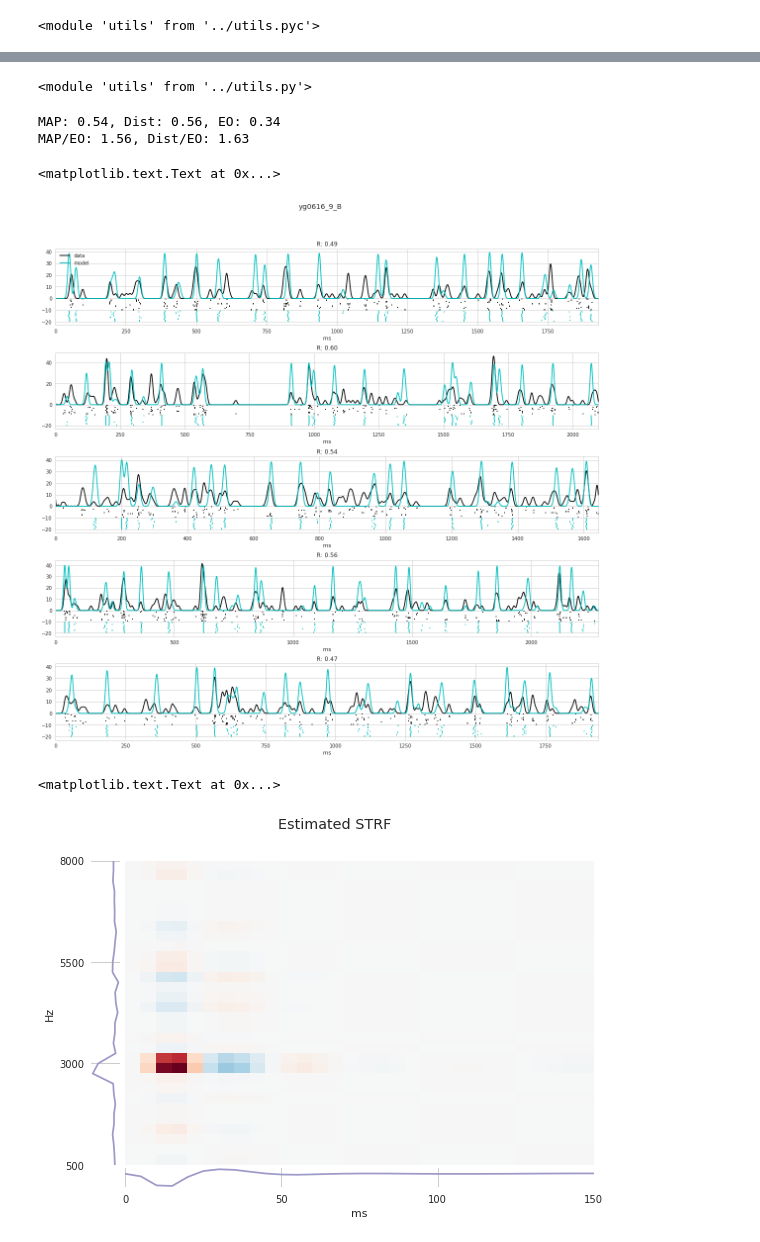
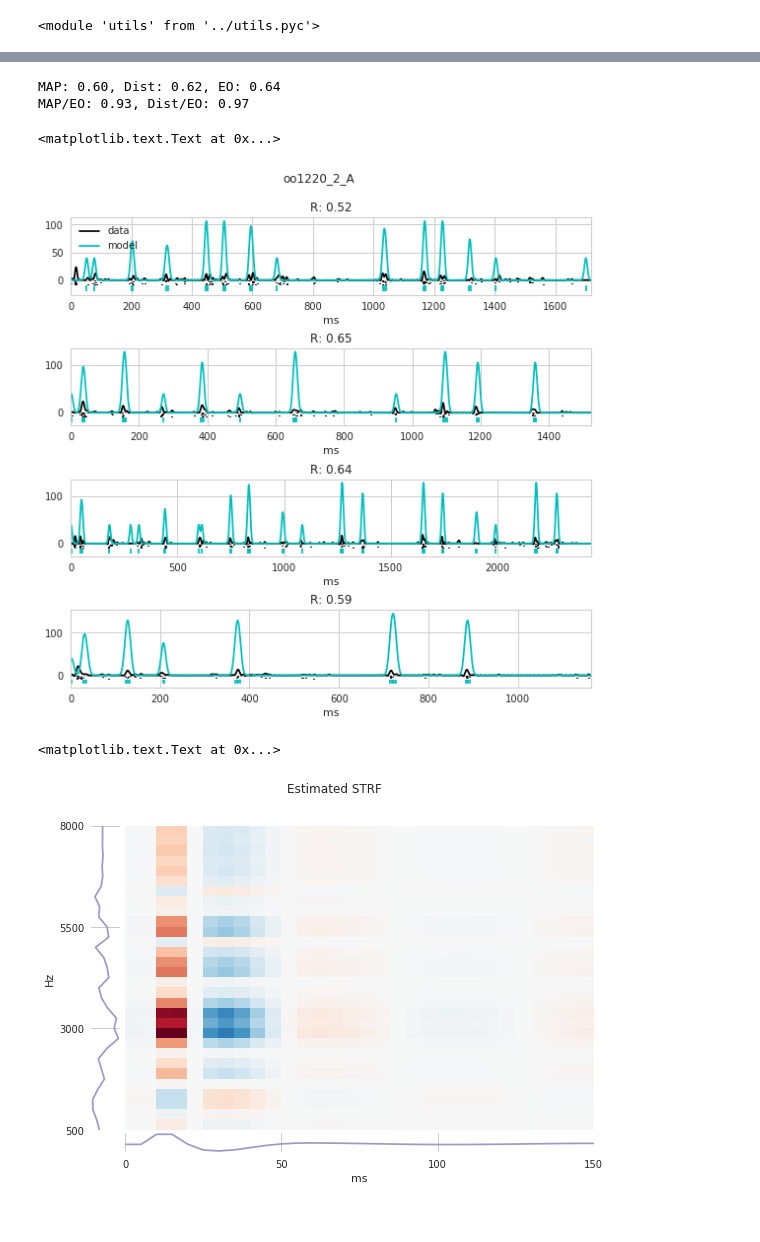
Before and after one commit to melizalab/dstrf, a Jupyter notebook: batch/results_check_dstrf_mat.ipynb, the cells around one changed output, grey strips where cells are left out. Saved outputs shown, nothing was run; the diff lists cells and outputs as text; code cells hidden in the pictures.

Commit message:
begin figure work

```diff
--- a/batch/results_check_dstrf_mat.ipynb
+++ b/batch/results_check_dstrf_mat.ipynb
@@ -27,11 +29,11 @@ reload(utils)
 <module 'utils' from '../utils.pyc'>
 # %%
 # load mcmc results
-cell = "yg0616_9_B"
+cell = "oo1220_2_A"
 stim_type = "conspecific"
 
 # load mcmc results
-folder = "crcns_dstrf_l2a"
+folder = "crcns_dstrf_cm"
 root = "/scratch/dstrf/results/"
 path = "/".join([root,folder,cell,""])
 
@@ -69,7 +71,7 @@ tbas, fromt, tot = utils.cosbasis(tlen,ncos,coslin,retfn=True,norm=True)
 
 # load data from crcns
 stims,durations,spikes_data,spiky_data,names = utils.load_crcns(cell,stim_type,nspec,t_dsample,compress,names=True)
-psth_data = [utils.psth(spk,dur,t_dsample,dsample=t_dsample) for spk,st,dur in zip(spikes_data,stims,durations)]
+psth_data = [utils.psth(spk,dur,psth_smooth,dsample=t_dsample) for spk,st,dur in zip(spikes_data,stims,durations)]
 
 # separate the simulation and validation sets
 assim_psth, test_psth = np.split(psth_data,[num_assim_stims])
@@ -97,18 +99,19 @@ suptitle("Parameter Posterior Distributions")
-# %%
-reload(utils)
-# %% [output]
-<module 'utils' from '../utils.py'>
 # %%
-model = dstrf_mat(1,nspec,tlen,ncos,coslin,t_dsample,scale=scale,normalize=norm,center=center,stochastic=True)
-map_corr = utils.dstrf_sample_validate(model,maxlik,test_stims,test_psth,t_dsample,psth_smooth,ntrials=10)
-ppcorr = utils.posterior_predict_corr(model,test_stims,test_psth,chain,t_dsample,psth_smooth)
+model = dstrf_mat(1,nspec,tlen,ncos,coslin,t_dsample,scale=scale,normalize=norm,center=center,stochastic=False)
+map_corr = utils.dstrf_sample_validate(model,maxlik,test_stims,test_psth,t_dsample,psth_smooth)
+ppcorr = utils.posterior_predict_corr(model,test_stims,test_psth,chain,t_dsample,psth_smooth,ntrials=100)
 corr_means = np.mean([map_corr,ppcorr,eocorr[num_assim_stims:]],axis=1)
 
 print("\nMAP: {:.2f}, Dist: {:.2f}, EO: {:.2f}".format(corr_means[0],corr_means[1],corr_means[2]))
 print("MAP/EO: {:.2f}, Dist/EO: {:.2f}".format(corr_means[0]/corr_means[2],corr_means[1]/corr_means[2]))
+
+if write:
+    f = open("/".join((root,folder,""))+"results.csv","a+")
+    f.write("{},{:.3f},{:.3f}\n".format(cell,corr_means[0],corr_means[1]))
+    f.close()
 # %% [output]
-MAP: 0.54, Dist: 0.56, EO: 0.34
-MAP/EO: 1.56, Dist/EO: 1.63
+MAP: 0.60, Dist: 0.62, EO: 0.64
+MAP/EO: 0.93, Dist/EO: 0.97
 # %%
 def pploss(predict,data):
     trace,spikes = predict
@@ -120,41 +123,41 @@ def pploss(predict,data):
     return -np.sum([np.sum(np.log(lam[s])) - np.sum(lam) for s,l in zip(data,lam)])
 # %%
 all_corr = []
-figure(figsize=(16,16))
+figure(figsize=(8,8))
 model.set(maxlik)
 
 for s,p,k,i in zip(test_stims,test_psth,test_spiky,range(len(test_psth))):
     all_spky = []
     subplot(len(test_psth),1,i+1)
     for _ in range(10):
         trace, spikes = model.run(s)
         V, thresh = trace.T[:2]
         spky = pyspk.SpikeTrain(spikes,[0,k[0].t_end])
         vlines(spikes,-1*(_+10),-1*(_+11),"c",alpha=1)
         all_spky.append(spikes)
 
     for _,dspk in enumerate(test_spikes[i]):
         vlines(dspk,-1*_,-1*(_+1),"k",alpha=1)
 
     psth = utils.psth(all_spky,len(V),smooth=psth_smooth*t_dsample,dsample=1)
     #plot(psth*10)
 
     resp = resample(p-min(p),len(psth))
     plot(resp*100,"k",label="data")
     plot(psth*100,"c",label="model")
     xlim(0,len(psth))
     title("R: {:.2f}".format(np.corrcoef(psth,resp)[0][1]))
     #xticks(range(0,len(psth),50),range(0,len(psth)*t_dsample,50*t_dsample))
     xlabel("ms")
     if i == 0: legend(loc="upper left")
 
 
 tight_layout()
 subplots_adjust(top=0.90)
 suptitle(cell)
 # %% [output]
 <matplotlib.text.Text at 0x...>
-[figure, old version]
+[figure, new version]
 # %%
 mu = np.mean(chain,axis=0)
 med = np.median(chain,axis=0)
@@ -170,4 +173,4 @@ graphics.strf_plot(par.sfilt,par.tfilt,500,8000,5)
 suptitle("Estimated STRF")
 # %% [output]
 <matplotlib.text.Text at 0x...>
-[figure, old version]
+[figure, new version]
```
Also changed, not shown: parts of 3 cells of this notebook, 10 other files.
